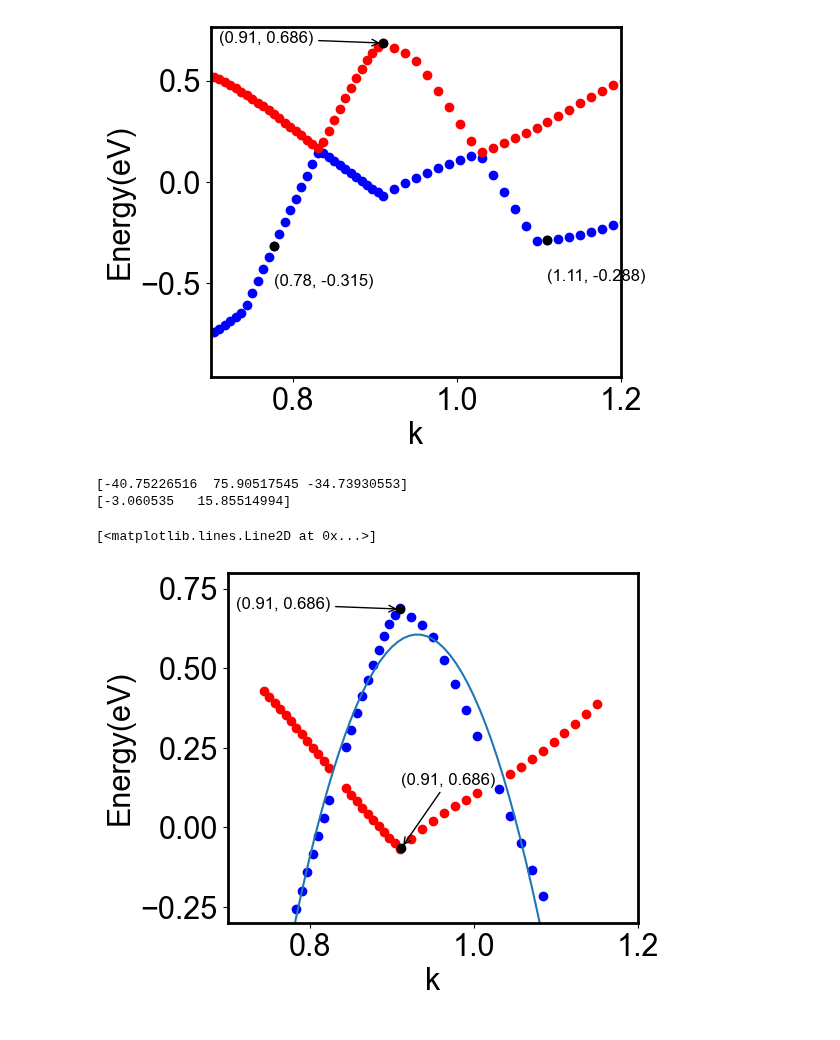
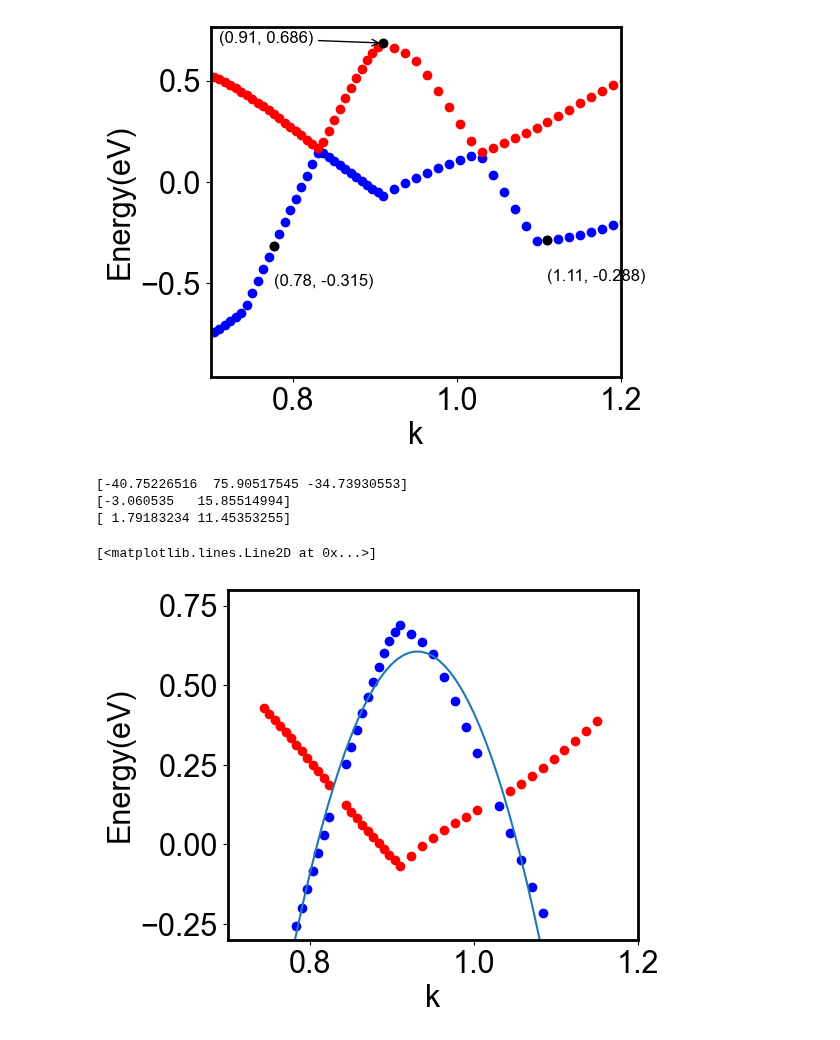
Before and after one commit to Normanthen/TE_Calculation, a Jupyter notebook: TiS/Fitting/Fitting_TiS.ipynb, the cells around one changed output. Saved outputs shown, nothing was run; the diff lists cells and outputs as text; code cells hidden in the pictures.

```diff
--- a/TiS/Fitting/Fitting_TiS.ipynb
+++ b/TiS/Fitting/Fitting_TiS.ipynb
@@ -252,29 +252,29 @@ ax.set_ylim(-0.3,0.8)
 #--------------------------------------------------------------------
 
 # Specify the point where you want to determine the value
-dsrd_kvv = 0.91
-dsrd_kcc= 0.912
+#dsrd_kvv = 0.91
+#dsrd_kcc= 0.912
 
 # Find the corresponding highest y-value
-dsrd_Ekvv = np.interp(dsrd_kvv, kvv, Ekvv-fermi) #interpolation to determine max value of conduction bands
-dsrd_Ekcc = np.interp(dsrd_kcc, kcc, Ekcc-fermi,)
+#dsrd_Ekvv = np.interp(dsrd_kvv, kvv, Ekvv-fermi) #interpolation to determine max value of conduction bands
+#dsrd_Ekcc = np.interp(dsrd_kcc, kcc, Ekcc-fermi,)
 
 # Mark the point on the graph with an annotation
-ax.scatter(dsrd_kvv, dsrd_Ekvv, color='black')      #Marking the point
-ax.annotate(f'({dsrd_kvv:.2f}, {dsrd_Ekvv:.3f})', #add a text annotation at that point
-             xy=(dsrd_kvv, dsrd_Ekvv),
-             xytext=(dsrd_kvv-0.2, dsrd_Ekvv),
-             arrowprops=dict(facecolor='black', arrowstyle='->'),
-             fontsize='12',
-             )
+#ax.scatter(dsrd_kvv, dsrd_Ekvv, color='black')      #Marking the point
+#ax.annotate(f'({dsrd_kvv:.2f}, {dsrd_Ekvv:.3f})', #add a text annotation at that point
+#             xy=(dsrd_kvv, dsrd_Ekvv),
+#             xytext=(dsrd_kvv-0.2, dsrd_Ekvv),
+#             arrowprops=dict(facecolor='black', arrowstyle='->'),
+#             fontsize='12',
+#             )
 
-ax.scatter(dsrd_kcc, dsrd_Ekcc, color='black')
-ax.annotate(f'({dsrd_kcc:.2f}, {dsrd_Ekvv:.3f})',
-             xy=(dsrd_kcc, dsrd_Ekcc),
-             xytext=(dsrd_kcc, dsrd_Ekcc+0.2),
-             arrowprops=dict(facecolor='black', arrowstyle='->'),
-             fontsize='12',
-             )
+#ax.scatter(dsrd_kcc, dsrd_Ekcc, color='black')
+#ax.annotate(f'({dsrd_kcc:.2f}, {dsrd_Ekvv:.3f})',
+#             xy=(dsrd_kcc, dsrd_Ekcc),
+#             xytext=(dsrd_kcc, dsrd_Ekcc+0.2),
+#             arrowprops=dict(facecolor='black', arrowstyle='->'),
+#             fontsize='12',
+#             )
 
 #print(len(kcc))
 #print((kcc[0],Ekcc[0]))
@@ -292,31 +292,44 @@ def DEv(k,q,r,E_0):
 
 #Linear band (left)
 kc_lft=kcc[0:23]
 Ekc_lft=Ekcc[0:23]
 
 def DEc_lft(k,v_lft,c_lft):
     return k*v_lft+c_lft
 
 #Linear band (right)
+kc_rgt=kcc[23:40]
+Ekc_rgt=Ekcc[23:40]
+
+def DEc_lft(k,v_rgt,c_rgt):
+    return k*v_rgt+c_rgt
 
 #Fitting
 
 #Parabolic band
 popt,pcov= curve_fit(DEv, kvv, Ekvv-fermi)
 print(popt)
 
 #Linear band (left)
 lft_opt,lft_cov=curve_fit(DEc_lft, kc_lft, Ekc_lft)
 print(lft_opt)
 
+#Linear band (right)
+rgt_opt,rgt_cov=curve_fit(DEc_lft, kc_rgt, Ekc_rgt)
+print(rgt_opt)
+
 #Plotting fitted parameters
 xfit=np.linspace(0.75, 1.1, 50)
 ax.plot(xfit, DEv(xfit, *popt))
 
 kcfit_lft=np.linspace(0.7, 0.91, 50)
 ax.plot(kcfit_lft, DEc_lft(kcfit_lft, *lft_opt))
+
+kcfit_rgt=np.linspace(0.7, 0.91, 50)
+ax.plot(kcfit_rgt, DEc_lft(kcfit_rgt, *lft_opt))
 # %% [output]
 [-40.75226516  75.90517545 -34.73930553]
 [-3.060535   15.85514994]
+[ 1.79183234 11.45353255]
 [<matplotlib.lines.Line2D at 0x...>]
-[figure, old version]
+[figure, new version]
```
